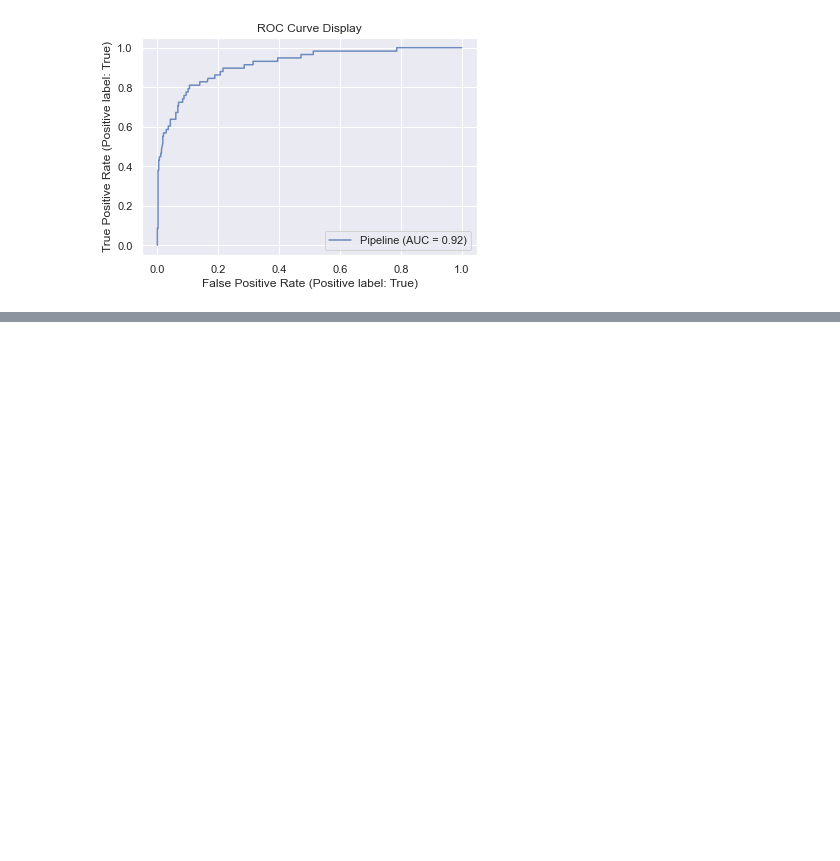
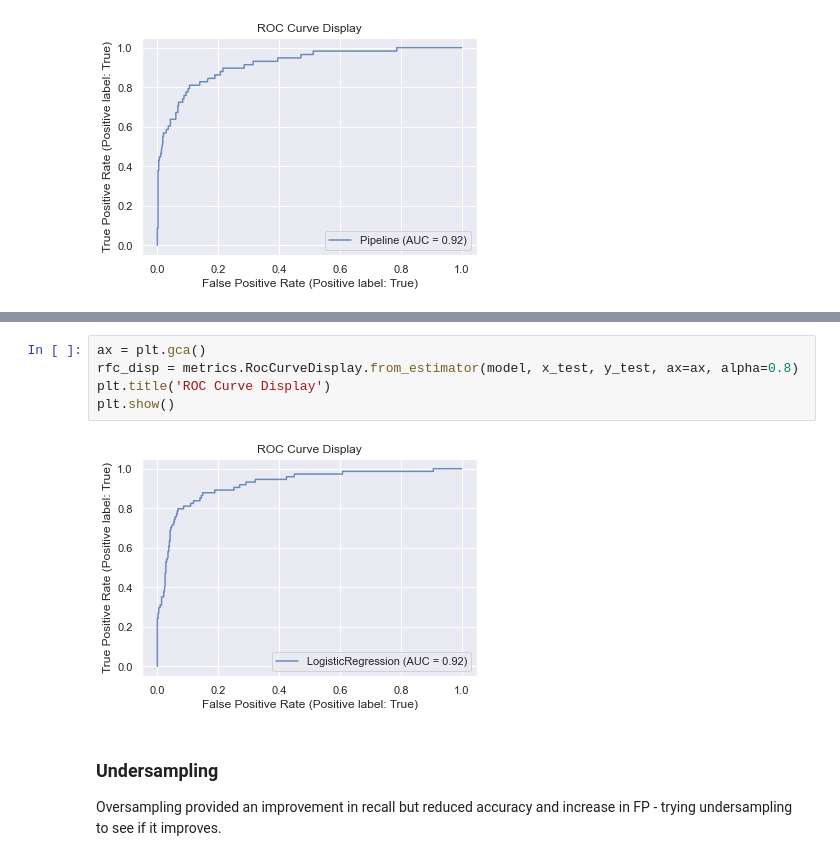
Before and after one commit to W4N2/MLNotebooks, a Jupyter notebook: HealthCareEmployeeChurnPrediction.ipynb, the cells around one changed output, grey strips where cells are left out. Saved outputs shown, nothing was run; the diff lists cells and outputs as text; blank space fills up the shorter version.

```diff
--- a/HealthCareEmployeeChurnPrediction.ipynb
+++ b/HealthCareEmployeeChurnPrediction.ipynb
@@ -167,0 +240,10 @@ plt.show()
+# %%
+ax = plt.gca()
+rfc_disp = metrics.RocCurveDisplay.from_estimator(model, x_test, y_test, ax=ax, alpha=0.8)
+plt.title('ROC Curve Display')
+plt.show()
+# %% [output]
+[figure, added]
+# %% [markdown]
+### Undersampling
+Oversampling provided an improvement in recall but reduced accuracy and increase in FP - trying undersampling to see if it improves.
```
Also changed, not shown: parts of 17 cells of this notebook, 2 other files.
